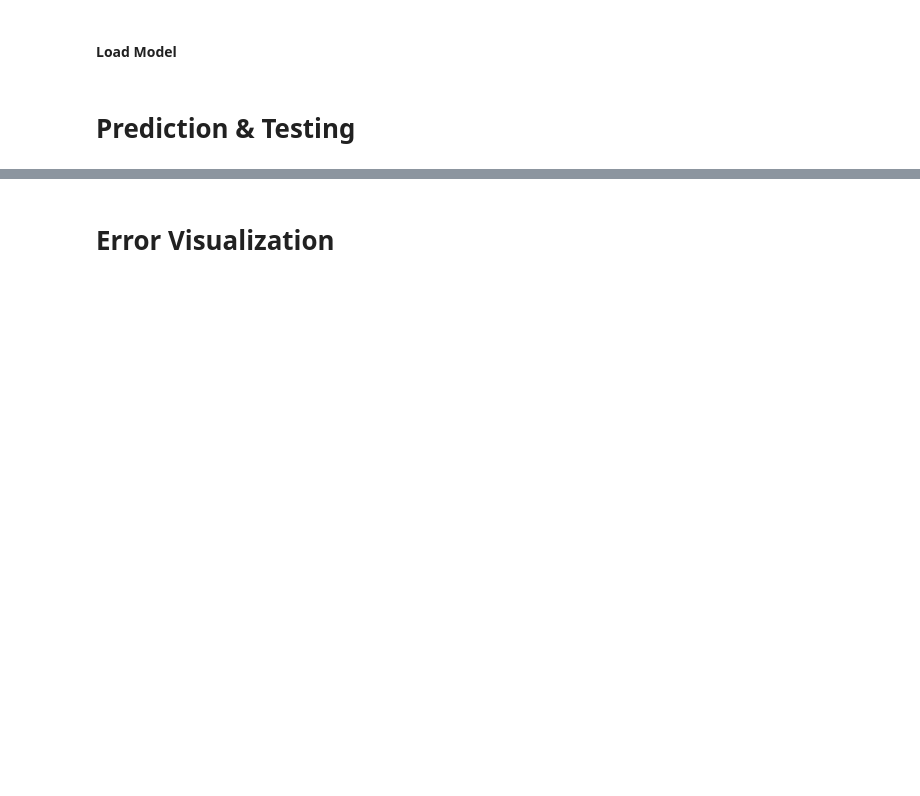
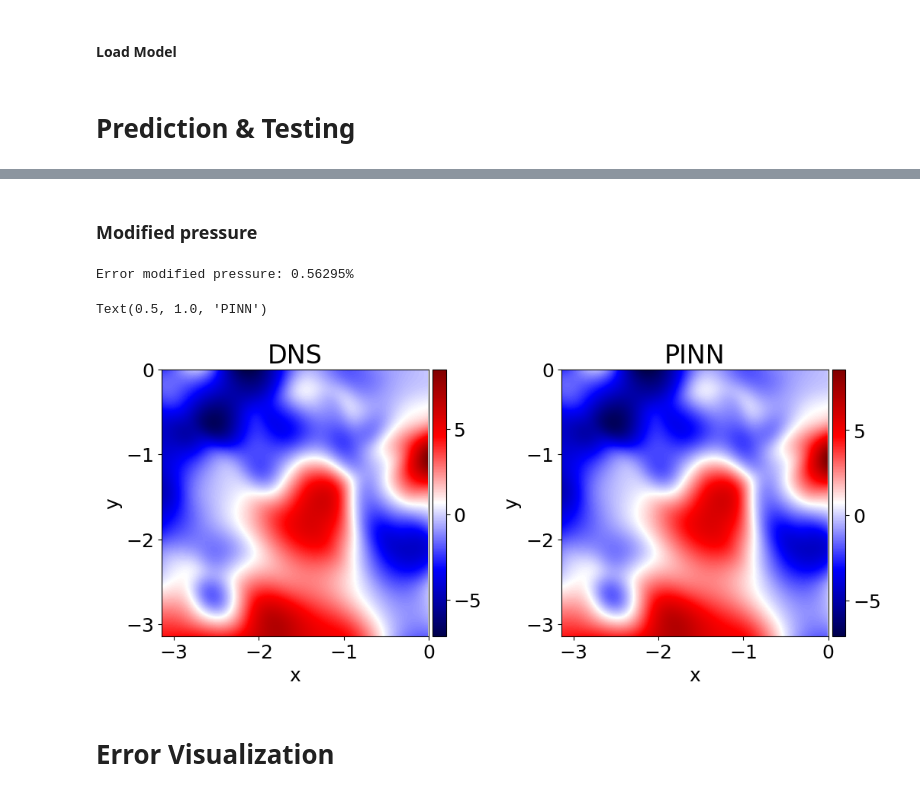
Before and after one commit to parfenyev/2d-turb-PINN, a Jupyter notebook: PINN/PINN.ipynb, the cells around one changed output, grey strips where cells are left out. Saved outputs shown, nothing was run; the diff lists cells and outputs as text; code cells hidden in the pictures; blank space fills up the shorter version.

```diff
--- a/PINN/PINN.ipynb
+++ b/PINN/PINN.ipynb
@@ -698,5 +722,83 @@ Error pressure: 4.20731%
 Error alpha: 4.26915%
 Error nu: 1.56489%
+# %% [markdown]
+### Modified pressure
+# %%
+P_exact_mod = np.zeros((Ny, Nx, T))
+P_pred_mod = np.zeros((Ny, Nx, T))
+
+P_exact_mean = np.mean(P_exact, axis=2)
+P_pred_mean = np.mean(P_pred, axis=2)
+
+for i in range(T):
+    P_exact_mod[:,:,i] = P_exact[:,:,i] - P_exact_mean
+    P_pred_mod[:,:,i] = P_pred[:,:,i] - P_pred_mean
+
+error_pressure_mod = np.zeros(T)
+
+for i in range(T):
+    p_star = P_exact_mod[:,:,i]
+    p_pred = P_pred_mod[:,:,i]
+    error_pressure_mod[i] = np.linalg.norm(p_star.flatten()-np.mean(p_star.flatten())-p_pred.flatten()+np.mean(p_pred.flatten()),2)/np.linalg.norm(p_star.flatten()-np.mean(p_star.flatten()),2)
+
+print('Error modified pressure: %.5f%%' % (np.mean(error_pressure_mod)*100))
+# %% [output]
+Error modified pressure: 0.56295%
+# %%
+time = np.array([3.0]) # from 0 to 3.98 with step 0.02
+frame=(np.rint(time/0.02)).astype(int)
+
+p_exact = P_exact_mod[:,:,frame]
+p_pred = P_pred_mod[:,:,frame]
+
+fig = plt.figure(figsize=(12, 7))
+ax = fig.add_subplot(111)
+ax.remove()
+
+plt.rc('axes', labelsize=18)    # fontsize of the x and y labels
+plt.rc('xtick', labelsize=18)    # fontsize of the tick labels
+plt.rc('ytick', labelsize=18)    # fontsize of the tick labels
+
+########     Exact Pressure     ###########
+gs2 = gridspec.GridSpec(1, 2)
+gs2.update(top=1, bottom=1-1/2, left=0.1, right=0.9, hspace=0.2)
+ax = plt.subplot(gs2[:, 0])
+
+h = ax.imshow(p_exact-np.mean(p_exact), cmap='seismic', #vmin=-limit, vmax=limit,
+              extent=[x_star.min(), x_star.max(), y_star.min(), y_star.max()],
+              origin='lower', aspect='auto')
+divider = make_axes_locatable(ax)
+cax = divider.append_axes("right", size="5%", pad=0.05)
+
+fig.colorbar(h, cax=cax, ticks=[-5, 0, 5])
+ax.set_xlabel('x')
+ax.set_ylabel('y')
+ax.set_xticks(np.arange(-3, 0.1, step=1))
+ax.set_yticks(np.arange(-3, 0.1, step=1))
+ax.set_aspect('equal', 'box')
+ax.set_title('DNS', fontsize = 24)
+
+########     Predicted Pressure     ###########
+ax = plt.subplot(gs2[:, 1])
+h = ax.imshow(p_pred-np.mean(p_pred), cmap='seismic', #vmin=-limit, vmax=limit,
+              extent=[x_star.min(), x_star.max(), y_star.min(), y_star.max()],
+              origin='lower', aspect='auto')
+divider = make_axes_locatable(ax)
+cax = divider.append_axes("right", size="5%", pad=0.05)
+
+fig.colorbar(h, cax=cax, ticks=[-5, 0, 5])
+ax.set_xlabel('x')
+ax.set_ylabel('y')
+ax.set_xticks(np.arange(-3, 0.1, step=1))
+ax.set_yticks(np.arange(-3, 0.1, step=1))
+ax.set_aspect('equal', 'box')
+ax.set_title('PINN', fontsize = 24)
+
+
+#plt.savefig('./P_mod.svg', format="svg", bbox_inches='tight')
+# %% [output]
+Text(0.5, 1.0, 'PINN')
+[figure, added]
 # %% [markdown]
 # Error Visualization
 # %%
```
Also changed, not shown: parts of 18 cells of this notebook.
